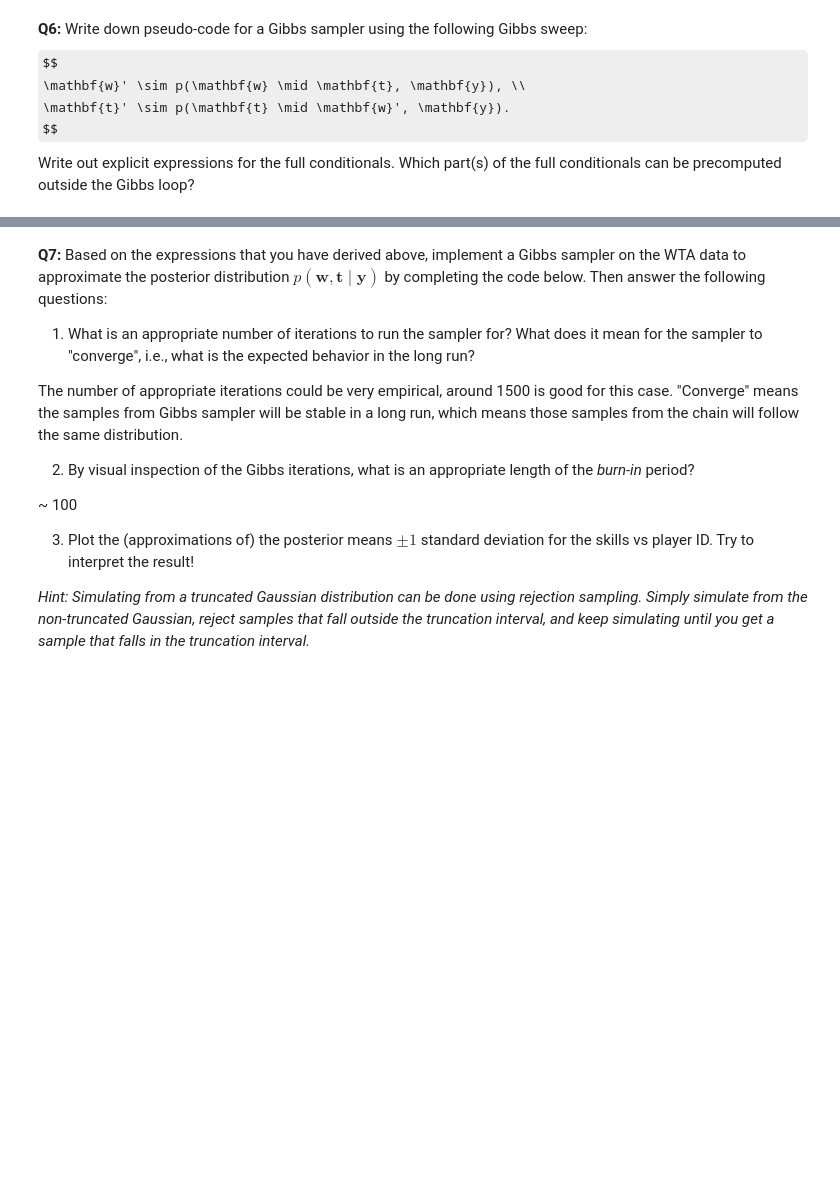
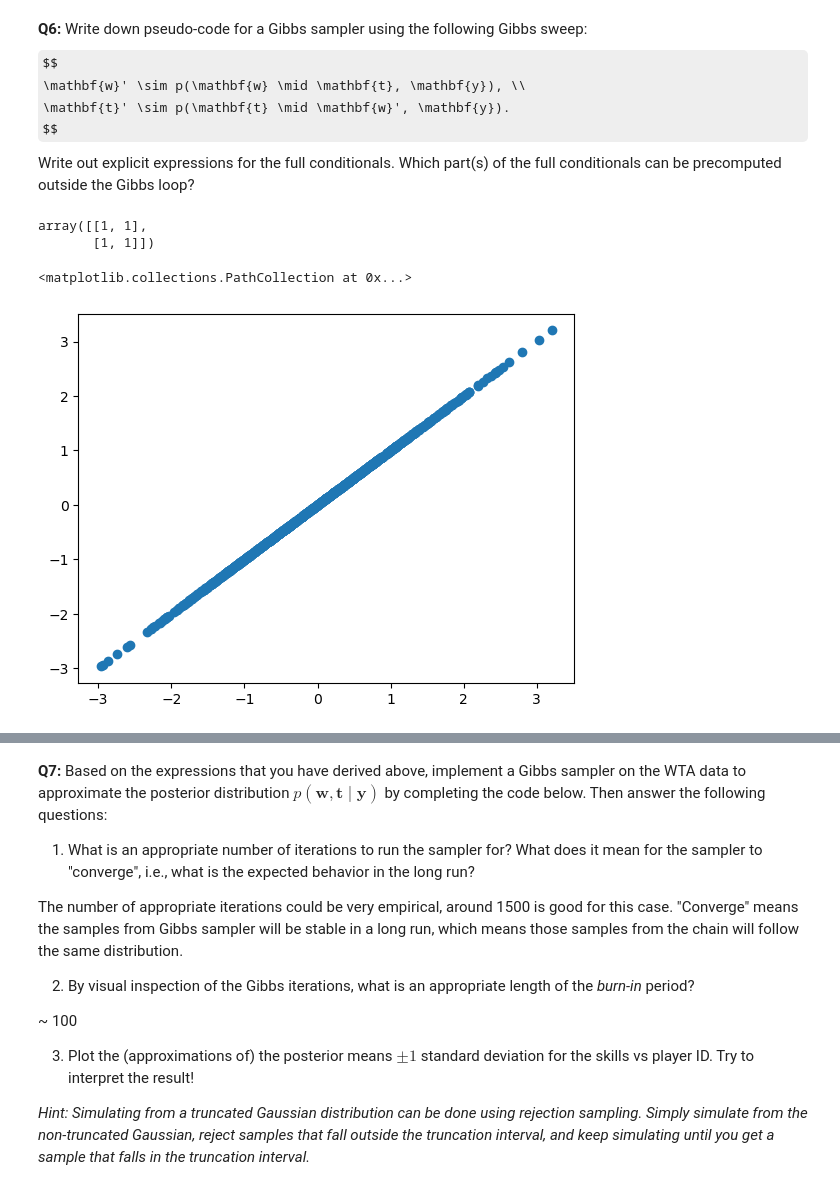
Before and after one commit to Arty-Facts/wasp_graphical_models_bayesian_learning_and_statistical_relational_learning_2023, a Jupyter notebook: project/module2/hand_in_ranking.ipynb, the cells around one changed output, grey strips where cells are left out. Drawn from its saved outputs; the diff is of its cells as text; code cells hidden in the pictures; some formulas as TeX source; blank space fills up the shorter version.

```diff
--- a/project/module2/hand_in_ranking.ipynb
+++ b/project/module2/hand_in_ranking.ipynb
@@ -440,0 +440,6 @@ Next, we will implement a Gibbs sampler to solve the same problem and compare wi
+# %%
+a = np.array([[1,1],[1,1]])
+a
+# %% [output]
+array([[1, 1],
+       [1, 1]])
@@ -441,3 +448,10 @@ Next, we will implement a Gibbs sampler to solve the same problem and compare wi
+# %%
+sam = np.random.multivariate_normal([0,0], a, size= 1000)
+
+plt.scatter(*sam.T)
+# %% [output]
+<matplotlib.collections.PathCollection at 0x...>
+[figure, added]
 # %% [markdown]
 $$
 p(\mathbf{w} \mid \mathbf{t}, \mathbf{y}) = \prod_{i=1}^M \mathcal{N}_I(w_i | 0, \lambda) \prod_{k=1}^N \mathcal{N}_I(t_k|w_{Ik} - w_{Jk},1 )\\
```
Also changed, not shown: parts of 11 cells of this notebook.
